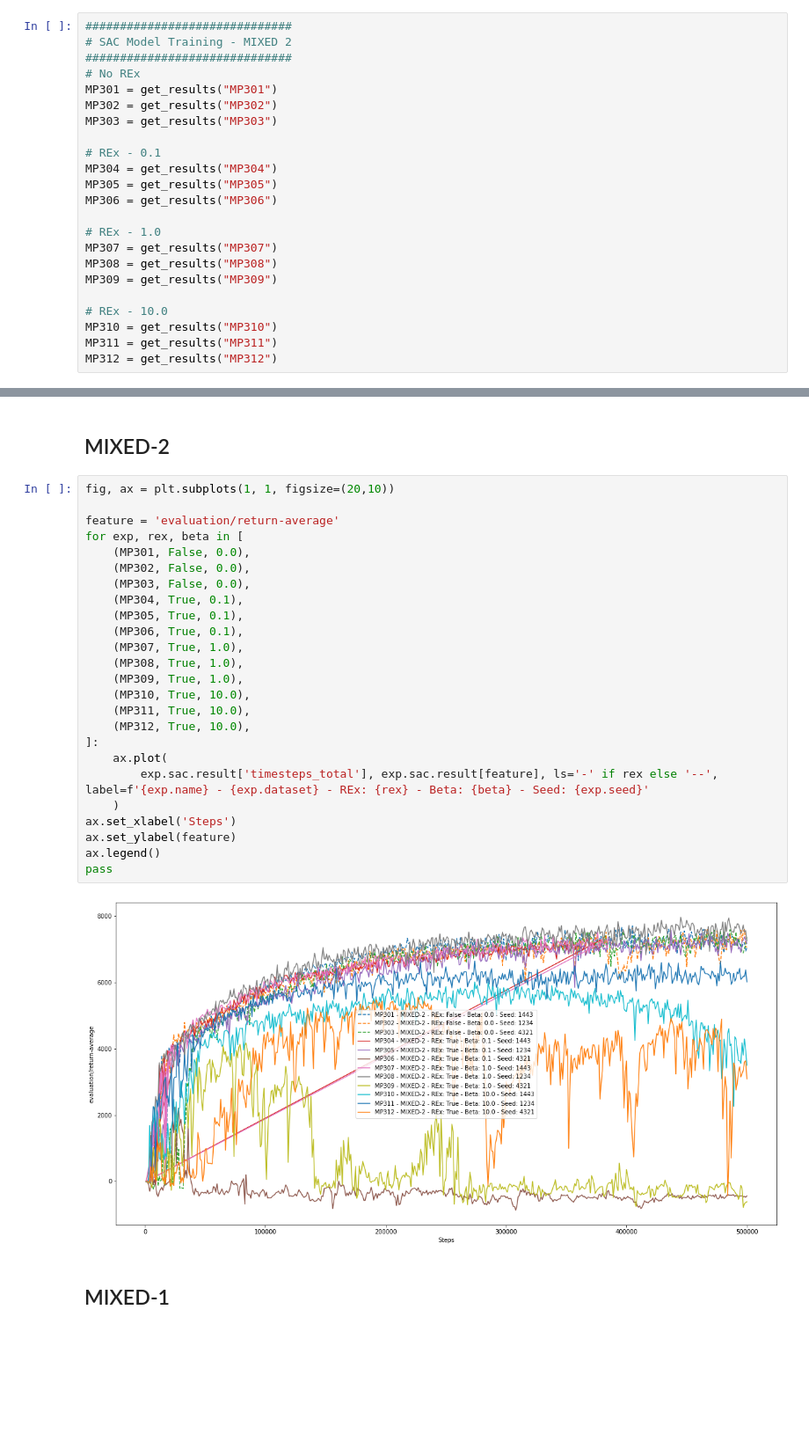
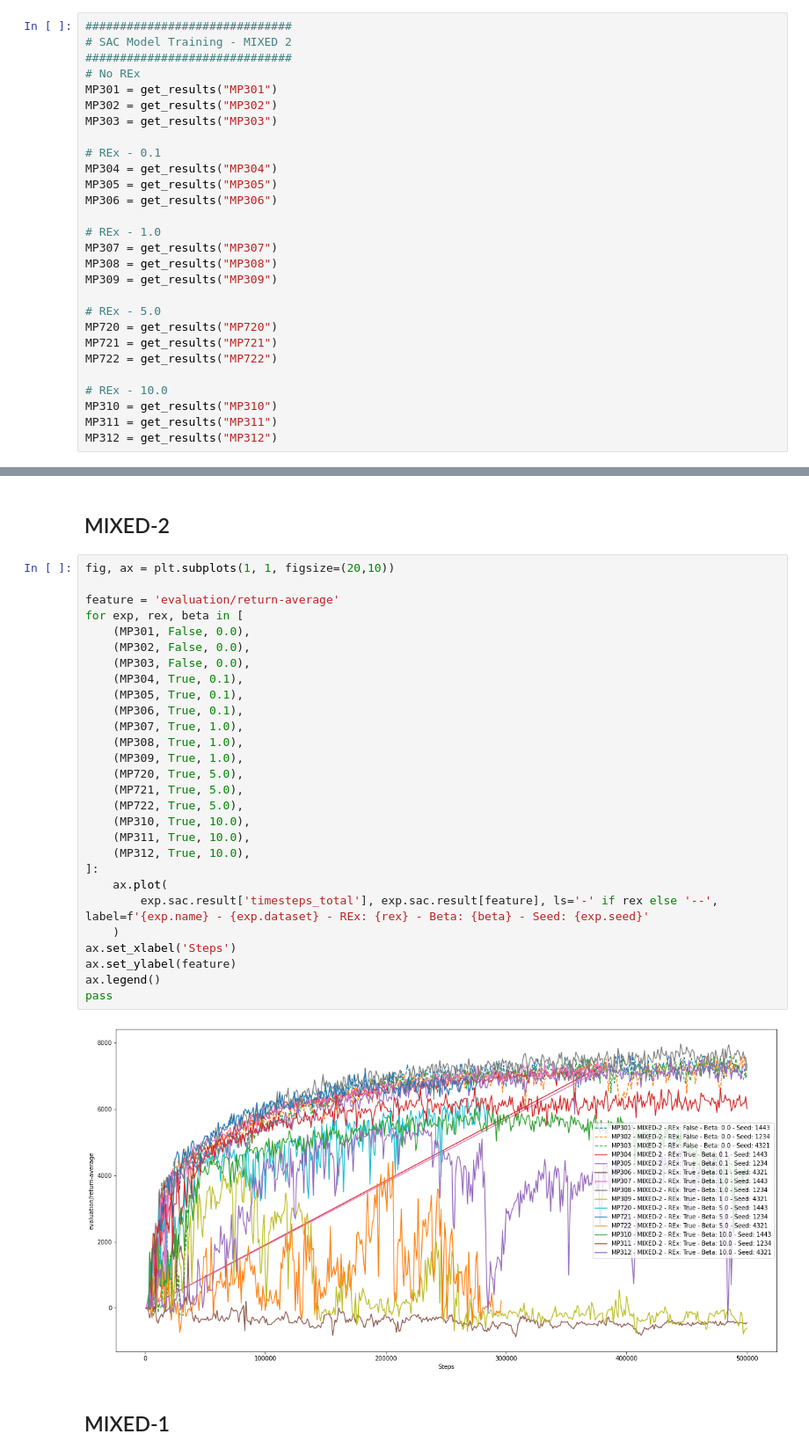
Before and after one commit to thatscotdatasci/mopo, a Jupyter notebook: Analysis_MP301-MP324.ipynb, the cells around one changed output, grey strips where cells are left out. Shown at 88% size. Saved outputs shown, nothing was run; the diff lists cells and outputs as text; blank space fills up the shorter version.

```diff
--- a/Analysis_MP301-MP324.ipynb
+++ b/Analysis_MP301-MP324.ipynb
@@ -30,6 +30,11 @@ MP307 = get_results("MP307")
 MP308 = get_results("MP308")
 MP309 = get_results("MP309")
 
+# REx - 5.0
+MP720 = get_results("MP720")
+MP721 = get_results("MP721")
+MP722 = get_results("MP722")
+
 # REx - 10.0
 MP310 = get_results("MP310")
 MP311 = get_results("MP311")
@@ -62,30 +72,33 @@ MP324 = get_results("MP324")
 # %%
 fig, ax = plt.subplots(1, 1, figsize=(20,10))
 
 feature = 'evaluation/return-average'
 for exp, rex, beta in [
     (MP301, False, 0.0),
     (MP302, False, 0.0),
     (MP303, False, 0.0),
     (MP304, True, 0.1),
     (MP305, True, 0.1),
     (MP306, True, 0.1),
     (MP307, True, 1.0),
     (MP308, True, 1.0),
     (MP309, True, 1.0),
+    (MP720, True, 5.0),
+    (MP721, True, 5.0),
+    (MP722, True, 5.0),
     (MP310, True, 10.0),
     (MP311, True, 10.0),
     (MP312, True, 10.0),
 ]:
     ax.plot(
         exp.sac.result['timesteps_total'], exp.sac.result[feature], ls='-' if rex else '--', label=f'{exp.name} - {exp.dataset} - REx: {rex} - Beta: {beta} - Seed: {exp.seed}'
     )
 ax.set_xlabel('Steps')
 ax.set_ylabel(feature)
 ax.legend()
 pass
 # %% [output]
-[figure, old version]
+[figure, new version]
 # %% [markdown]
 ## MIXED-1
 # %%
```
Also changed, not shown: parts of 1 cell of this notebook, 3 other files.
